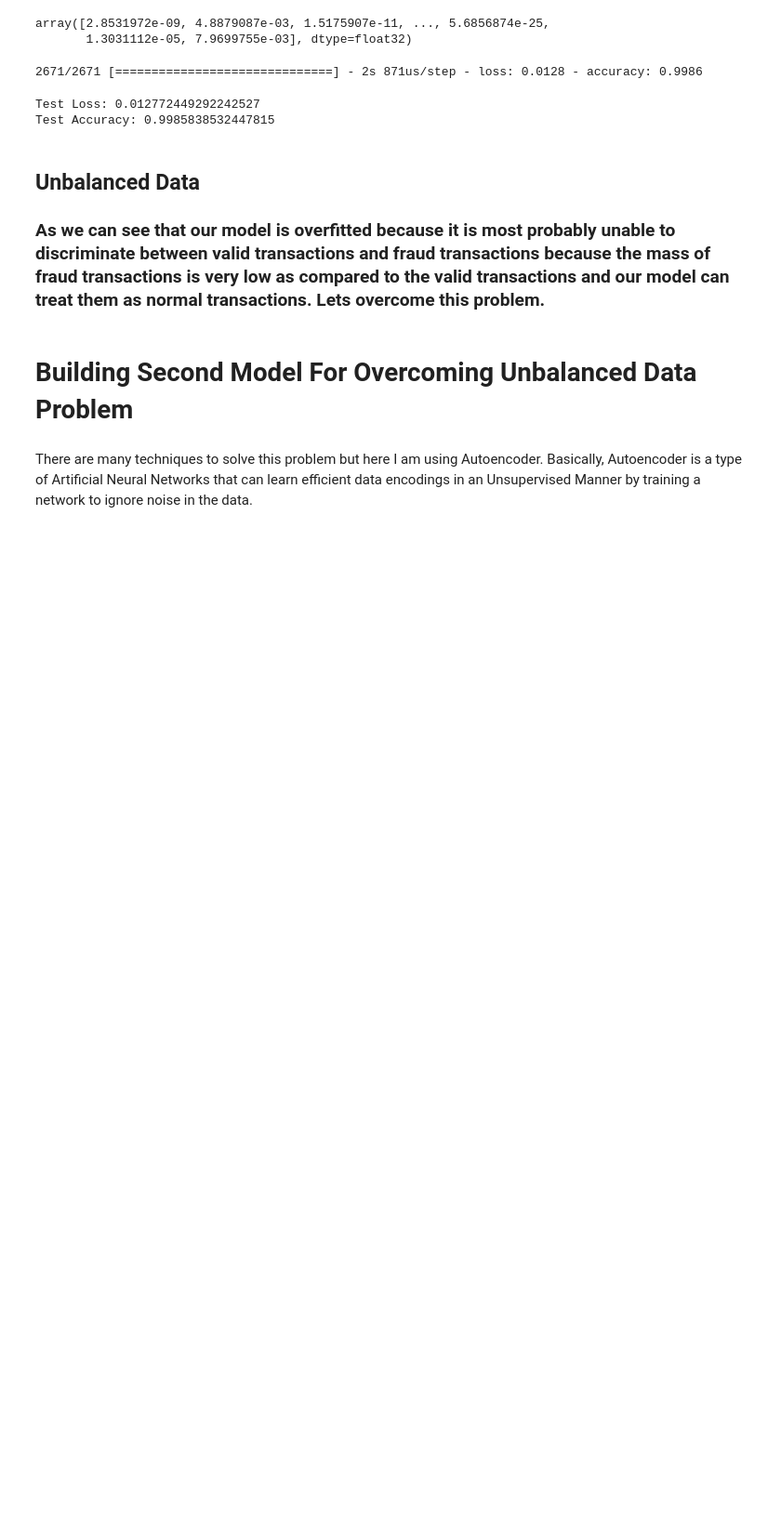
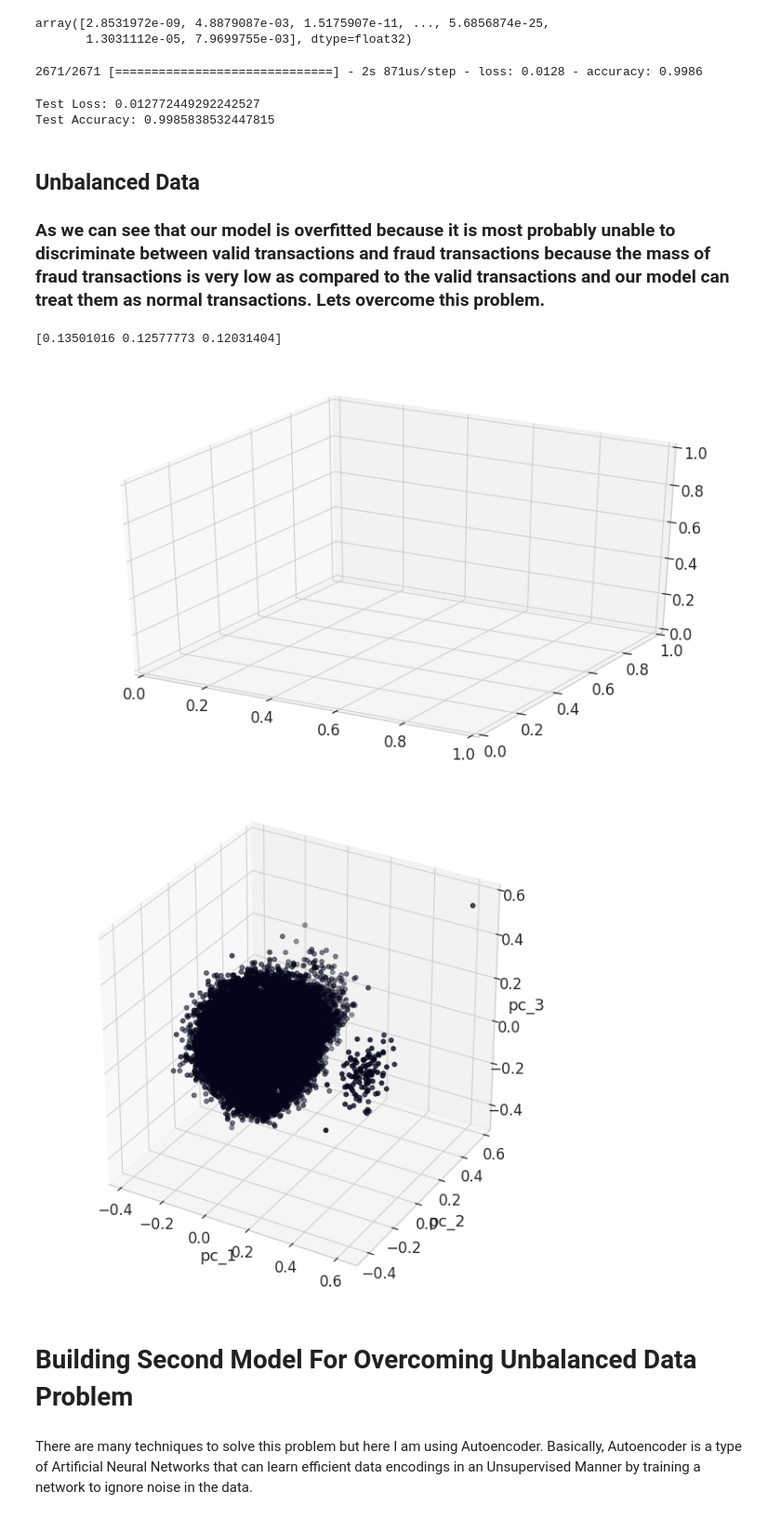
Before and after one commit to SyedHuzaifa007/Credit-Card-Fraud-Detection-Deep-Learning-Model, a Jupyter notebook: Credit_Card_Fraud_Detection_assignment.ipynb, the cells around one changed output. Shown at 93% size. Cells and saved outputs as stored; diff of their text form; code cells hidden in the pictures; blank space fills up the shorter version.

```diff
--- a/Credit_Card_Fraud_Detection_assignment.ipynb
+++ b/Credit_Card_Fraud_Detection_assignment.ipynb
@@ -408,6 +408,38 @@ Test Accuracy: 0.9985838532447815
 # %% [markdown]
 ## Unbalanced Data
 ### As we can see that our model is overfitted because it is most probably unable to discriminate between valid transactions and fraud transactions because the mass of fraud transactions is very low as compared to the valid transactions and our model can treat them as normal transactions. Lets overcome this problem.
+# %%
+from sklearn import preprocessing
+from sklearn import decomposition
+from mpl_toolkits.mplot3d import Axes3D
+fig = plt.figure()
+ax = fig.add_subplot(projection='3d')
+def show_pca_df(df):
+	x = df[df.columns[1:30]].to_numpy()
+	y = df[df.columns[30]].to_numpy()
+
+	x = preprocessing.MinMaxScaler().fit_transform(x)
+	pca = decomposition.PCA(n_components=3)
+	pca_result = pca.fit_transform(x)
+	print(pca.explained_variance_ratio_)
+
+	pca_df = pd.DataFrame(data=pca_result, columns=['pc_1', 'pc_2', 'pc_3'])
+	pca_df = pd.concat([pca_df, pd.DataFrame({'label': y})], axis=1)
+
+	ax = Axes3D(plt.figure(figsize=(8, 8)))
+	ax.scatter(xs=pca_df['pc_1'], ys=pca_df['pc_2'], zs=pca_df['pc_3'], c=pca_df['label'], s=25)
+	ax.set_xlabel("pc_1")
+	ax.set_ylabel("pc_2")
+	ax.set_zlabel("pc_3")
+	plt.show()
+
+# df = pd.read_csv('creditcard.csv')
+
+show_pca_df(df)
+# %% [output]
+[0.13501016 0.12577773 0.12031404]
+[figure, added]
+[figure, added]
 # %% [markdown]
 # Building Second Model For Overcoming Unbalanced Data Problem
 # %% [markdown]
```
Also changed, not shown: parts of 7 cells of this notebook.
